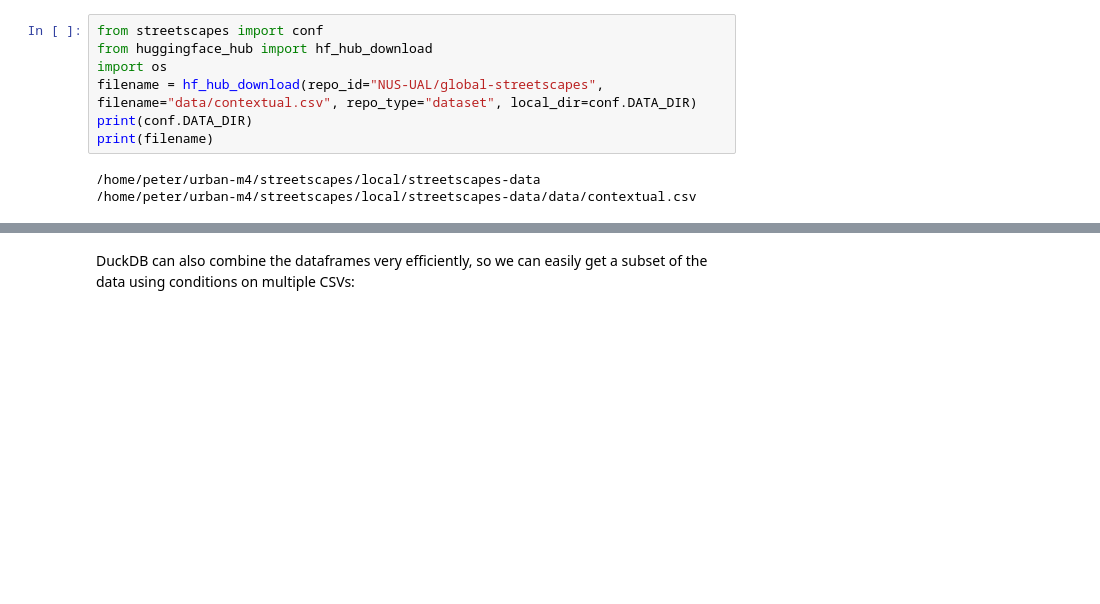
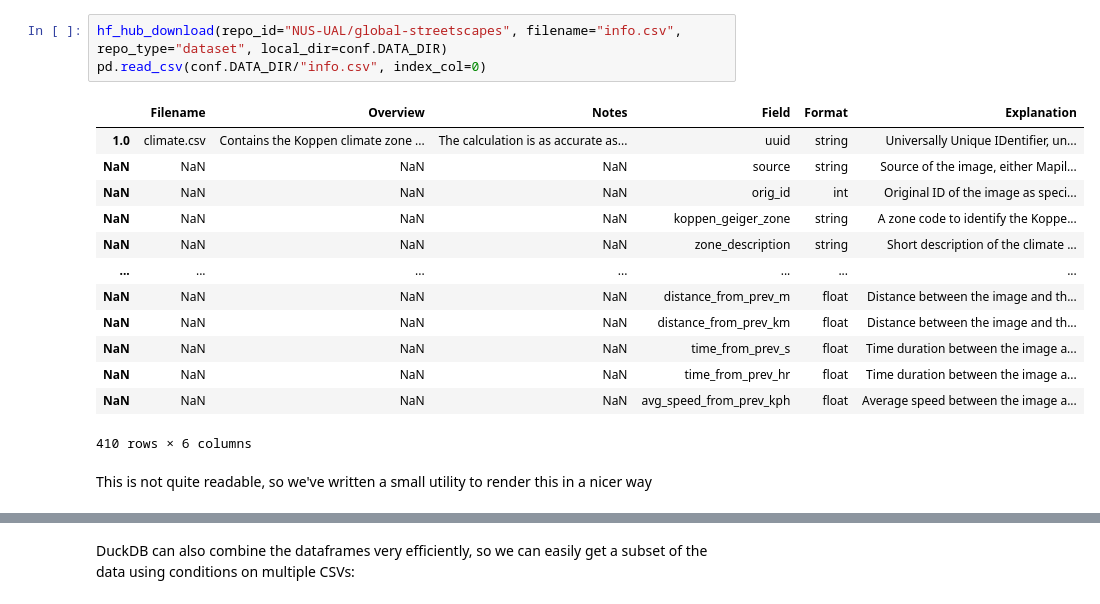
Before and after one commit to Urban-M4/streetscapes, a Jupyter notebook: docs/docs/examples/explore_data.ipynb, the cells around one changed output, grey strips where cells are left out. Drawn from its saved outputs; the diff is of its cells as text; blank space fills up the shorter version.

```diff
--- a/docs/docs/examples/explore_data.ipynb
+++ b/docs/docs/examples/explore_data.ipynb
@@ -5,10 +18,19 @@ We can use the Hugging Face hub package to download data from the Global Streets
 # %%
-from streetscapes import conf
-from huggingface_hub import hf_hub_download
-import os
-filename = hf_hub_download(repo_id="NUS-UAL/global-streetscapes", filename="data/contextual.csv", repo_type="dataset", local_dir=conf.DATA_DIR)
-print(conf.DATA_DIR)
-print(filename)
+hf_hub_download(repo_id="NUS-UAL/global-streetscapes", filename="info.csv", repo_type="dataset", local_dir=conf.DATA_DIR)
+pd.read_csv(conf.DATA_DIR/"info.csv", index_col=0)
 # %% [output]
+|  | Filename | Overview | Notes | Field | Format | Explanation |
+| 1.0 | climate.csv | Contains the Koppen climate zone ... | The calculation is as accurate as... | uuid | string | Universally Unique IDentifier, un... |
+| NaN | NaN | NaN | NaN | source | string | Source of the image, either Mapil... |
+| NaN | NaN | NaN | NaN | orig_id | int | Original ID of the image as speci... |
+| NaN | NaN | NaN | NaN | koppen_geiger_zone | string | A zone code to identify the Koppe... |
+| NaN | NaN | NaN | NaN | zone_description | string | Short description of the climate ... |
+| ... | ... | ... | ... | ... | ... | ... |
+| NaN | NaN | NaN | NaN | distance_from_prev_m | float | Distance between the image and th... |
+| NaN | NaN | NaN | NaN | distance_from_prev_km | float | Distance between the image and th... |
+| NaN | NaN | NaN | NaN | time_from_prev_s | float | Time duration between the image a... |
+| NaN | NaN | NaN | NaN | time_from_prev_hr | float | Time duration between the image a... |
+| NaN | NaN | NaN | NaN | avg_speed_from_prev_kph | float | Average speed between the image a... |
-/home/peter/urban-m4/streetscapes/local/streetscapes-data
-/home/peter/urban-m4/streetscapes/local/streetscapes-data/data/contextual.csv
+410 rows × 6 columns
+# %% [markdown]
+This is not quite readable, so we've written a small utility to render this in a nicer way
```
Also changed, not shown: parts of 29 cells of this notebook, 4 other files.
